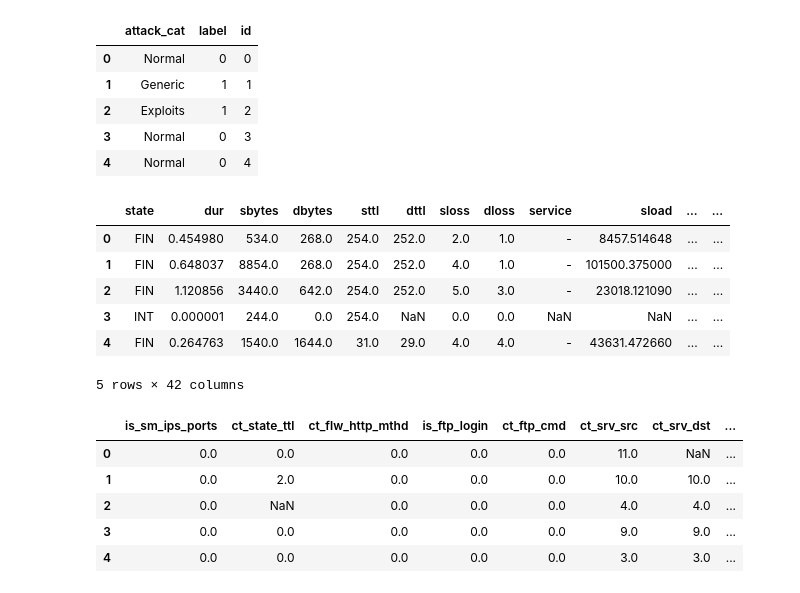
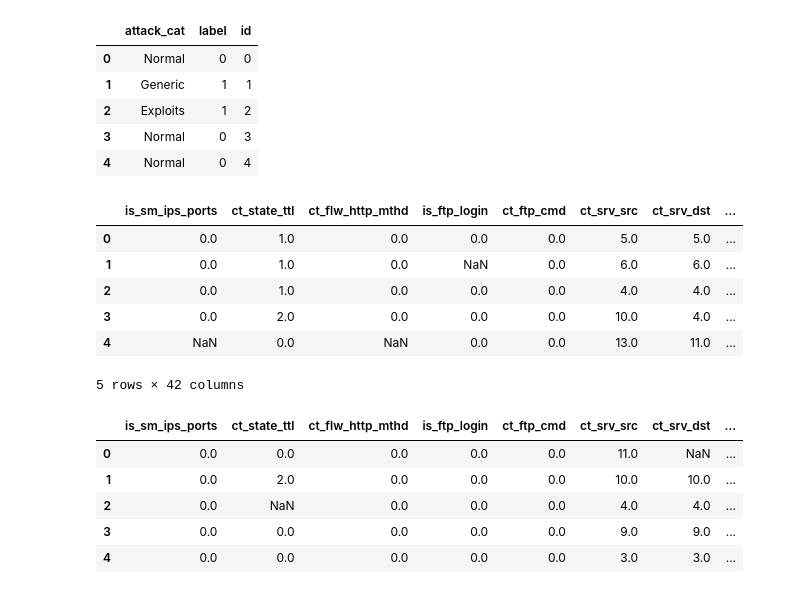
Before and after one commit to satriadhikara/Tubes2_AI_JojoCuriBerkas, a Jupyter notebook: src/IF3170 Artificial Intelligence - Tugas Besar 2 Notebook Template.ipynb, the cells around one changed output. Saved outputs shown, nothing was run; the diff lists cells and outputs as text; code cells hidden in the pictures.

```diff
--- a/src/IF3170 Artificial Intelligence - Tugas Besar 2 Notebook Template.ipynb
+++ b/src/IF3170 Artificial Intelligence - Tugas Besar 2 Notebook Template.ipynb
@@ -107,19 +113,19 @@ labels_train.head()
 | 3 | Normal | 0 | 3 |
 | 4 | Normal | 0 | 4 |
 # %%
-merged_df_test = pd.merge(basic_feat_test, additional_feat_test, on='id')
+merged_df_test = pd.merge(additional_feat_test, basic_feat_test,on='id')
 merged_df_test = pd.merge(merged_df_test, content_feat_test, on='id')
 merged_df_test = pd.merge(merged_df_test, flow_feat_test, on='id')
 UNSW_feat_test = pd.merge(merged_df_test, time_feat_test, on='id')
 
 UNSW_feat_test.head()
 # %% [output]
-|  | state | dur | sbytes | dbytes | sttl | dttl | sloss | dloss | service | sload | ... | ... |
-| 0 | FIN | 0.454980 | 534.0 | 268.0 | 254.0 | 252.0 | 2.0 | 1.0 | - | 8457.514648 | ... | ... |
-| 1 | FIN | 0.648037 | 8854.0 | 268.0 | 254.0 | 252.0 | 4.0 | 1.0 | - | 101500.375000 | ... | ... |
-| 2 | FIN | 1.120856 | 3440.0 | 642.0 | 254.0 | 252.0 | 5.0 | 3.0 | - | 23018.121090 | ... | ... |
-| 3 | INT | 0.000001 | 244.0 | 0.0 | 254.0 | NaN | 0.0 | 0.0 | NaN | NaN | ... | ... |
-| 4 | FIN | 0.264763 | 1540.0 | 1644.0 | 31.0 | 29.0 | 4.0 | 4.0 | - | 43631.472660 | ... | ... |
+|  | is_sm_ips_ports | ct_state_ttl | ct_flw_http_mthd | is_ftp_login | ct_ftp_cmd | ct_srv_src | ct_srv_dst | ... |
+| 0 | 0.0 | 1.0 | 0.0 | 0.0 | 0.0 | 5.0 | 5.0 | ... |
+| 1 | 0.0 | 1.0 | 0.0 | NaN | 0.0 | 6.0 | 6.0 | ... |
+| 2 | 0.0 | 1.0 | 0.0 | 0.0 | 0.0 | 4.0 | 4.0 | ... |
+| 3 | 0.0 | 2.0 | 0.0 | 0.0 | 0.0 | 10.0 | 4.0 | ... |
+| 4 | NaN | 0.0 | NaN | 0.0 | 0.0 | 13.0 | 11.0 | ... |
 5 rows × 42 columns
 # %%
 merged_df = pd.merge(additional_feat_train, basic_feat_train, on='id')
```
Also changed, not shown: parts of 38 cells of this notebook, 3 other files.
